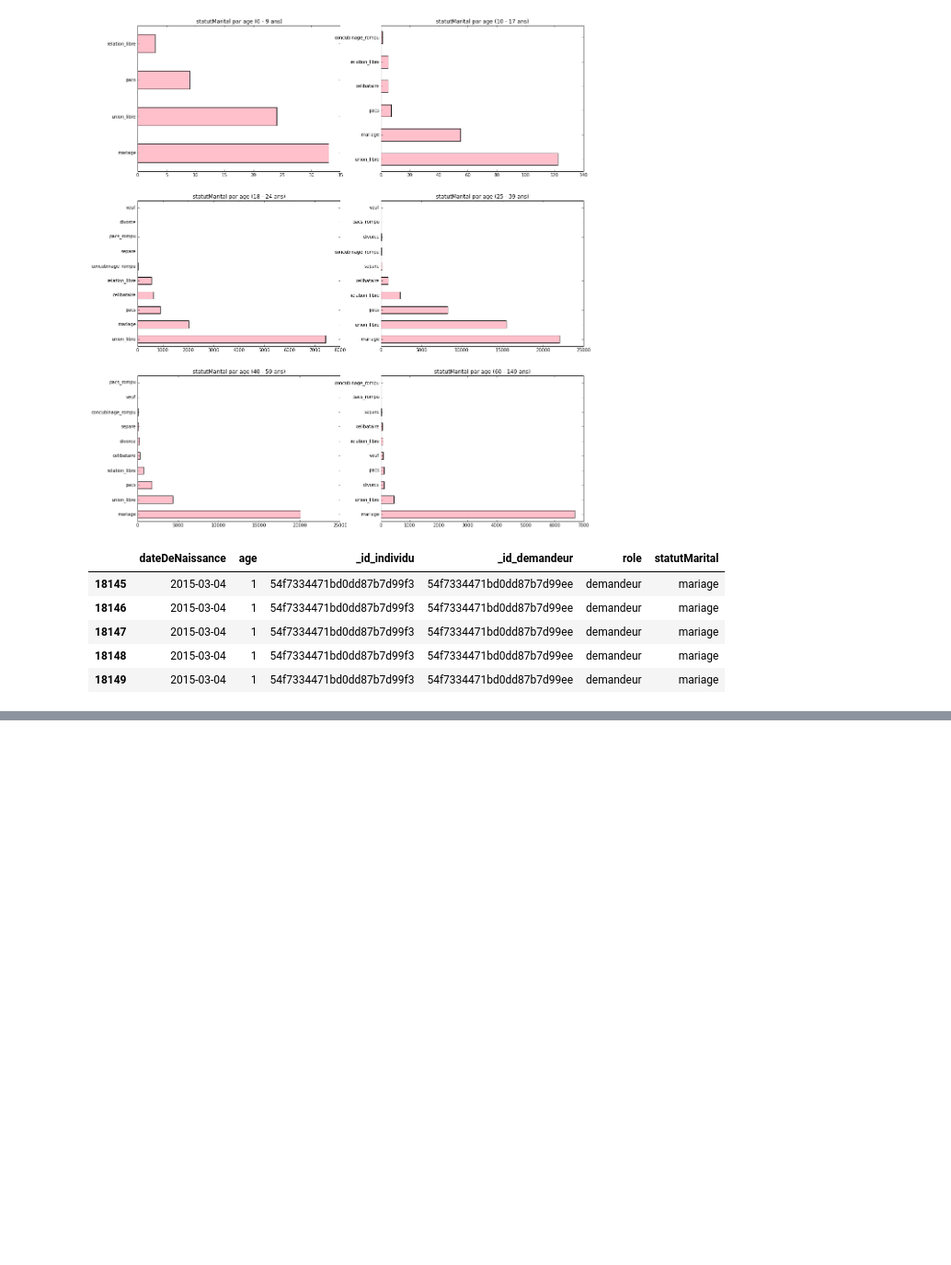
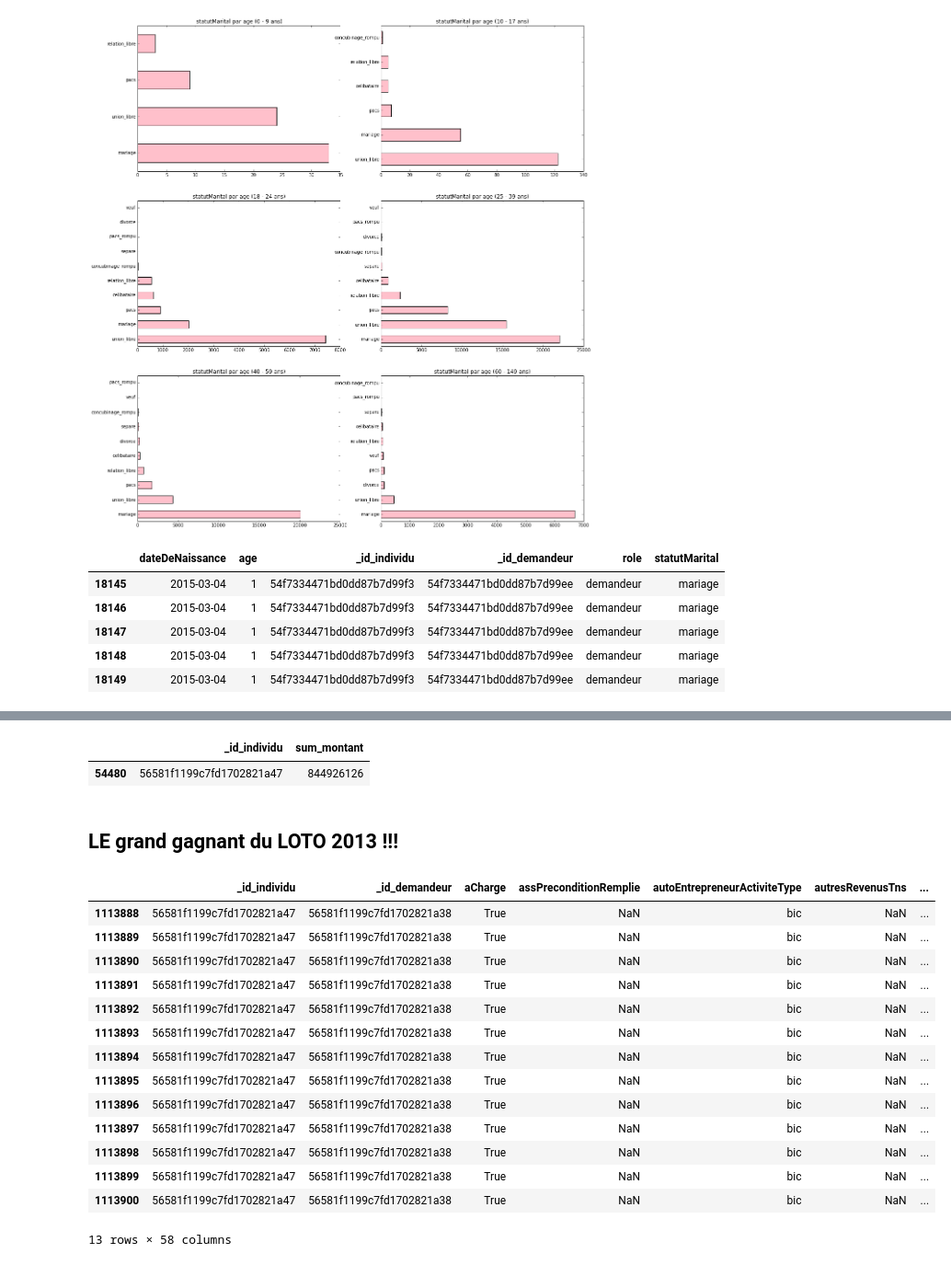
Before and after one commit to betagouv/mes-aides-analytics, a Jupyter notebook: python/stats_descr.ipynb, the cells around one changed output, grey strips where cells are left out. Shown at 92% size. Cells and saved outputs as stored; diff of their text form; code cells hidden in the pictures; blank space fills up the shorter version.

```diff
--- a/python/stats_descr.ipynb
+++ b/python/stats_descr.ipynb
@@ -180,8 +183,8 @@ Series([], Name: age, dtype: float64)
 #### Filtre sur l'age
 # %%
 # -- On les enlèvve
-t_individus = t_individus.loc[(t_individus.age > 0) & (t_individus.age < 120)]
-t_individus_full = t_individus_full.loc[(t_individus_full.age > 0) & (t_individus_full.age < 120)]
+t_individus = t_individus.loc[t_individus.age < 120]
+t_individus_full = t_individus_full.loc[t_individus_full.age < 120]
 # %% [markdown]
 #### Répartition
 # %%
@@ -727,0 +771,25 @@ t_simulations[t_simulations._id == '5566dc09b6b1363e267b933b'].individus.iloc[0]
+# %%
+t_sumRessources[t_sumRessources.sum_montant == max(t_sumRessources.sum_montant)]
+# %% [output]
+|  | _id_individu | sum_montant |
+| 54480 | 56581f1199c7fd1702821a47 | 844926126 |
+# %% [markdown]
+## LE grand gagnant du LOTO 2013 !!!
+# %%
+t_individus_full[t_individus_full._id_individu == '56581f1199c7fd1702821a47']
+# %% [output]
+|  | _id_individu | _id_demandeur | aCharge | assPreconditionRemplie | autoEntrepreneurActiviteType | autresRevenusTns | ... |
+| 1113888 | 56581f1199c7fd1702821a47 | 56581f1199c7fd1702821a38 | True | NaN | bic | NaN | ... |
+| 1113889 | 56581f1199c7fd1702821a47 | 56581f1199c7fd1702821a38 | True | NaN | bic | NaN | ... |
+| 1113890 | 56581f1199c7fd1702821a47 | 56581f1199c7fd1702821a38 | True | NaN | bic | NaN | ... |
+| 1113891 | 56581f1199c7fd1702821a47 | 56581f1199c7fd1702821a38 | True | NaN | bic | NaN | ... |
+| 1113892 | 56581f1199c7fd1702821a47 | 56581f1199c7fd1702821a38 | True | NaN | bic | NaN | ... |
+| 1113893 | 56581f1199c7fd1702821a47 | 56581f1199c7fd1702821a38 | True | NaN | bic | NaN | ... |
+| 1113894 | 56581f1199c7fd1702821a47 | 56581f1199c7fd1702821a38 | True | NaN | bic | NaN | ... |
+| 1113895 | 56581f1199c7fd1702821a47 | 56581f1199c7fd1702821a38 | True | NaN | bic | NaN | ... |
+| 1113896 | 56581f1199c7fd1702821a47 | 56581f1199c7fd1702821a38 | True | NaN | bic | NaN | ... |
+| 1113897 | 56581f1199c7fd1702821a47 | 56581f1199c7fd1702821a38 | True | NaN | bic | NaN | ... |
+| 1113898 | 56581f1199c7fd1702821a47 | 56581f1199c7fd1702821a38 | True | NaN | bic | NaN | ... |
+| 1113899 | 56581f1199c7fd1702821a47 | 56581f1199c7fd1702821a38 | True | NaN | bic | NaN | ... |
+| 1113900 | 56581f1199c7fd1702821a47 | 56581f1199c7fd1702821a38 | True | NaN | bic | NaN | ... |
+13 rows × 58 columns
```
Also changed, not shown: parts of 15 cells of this notebook.
